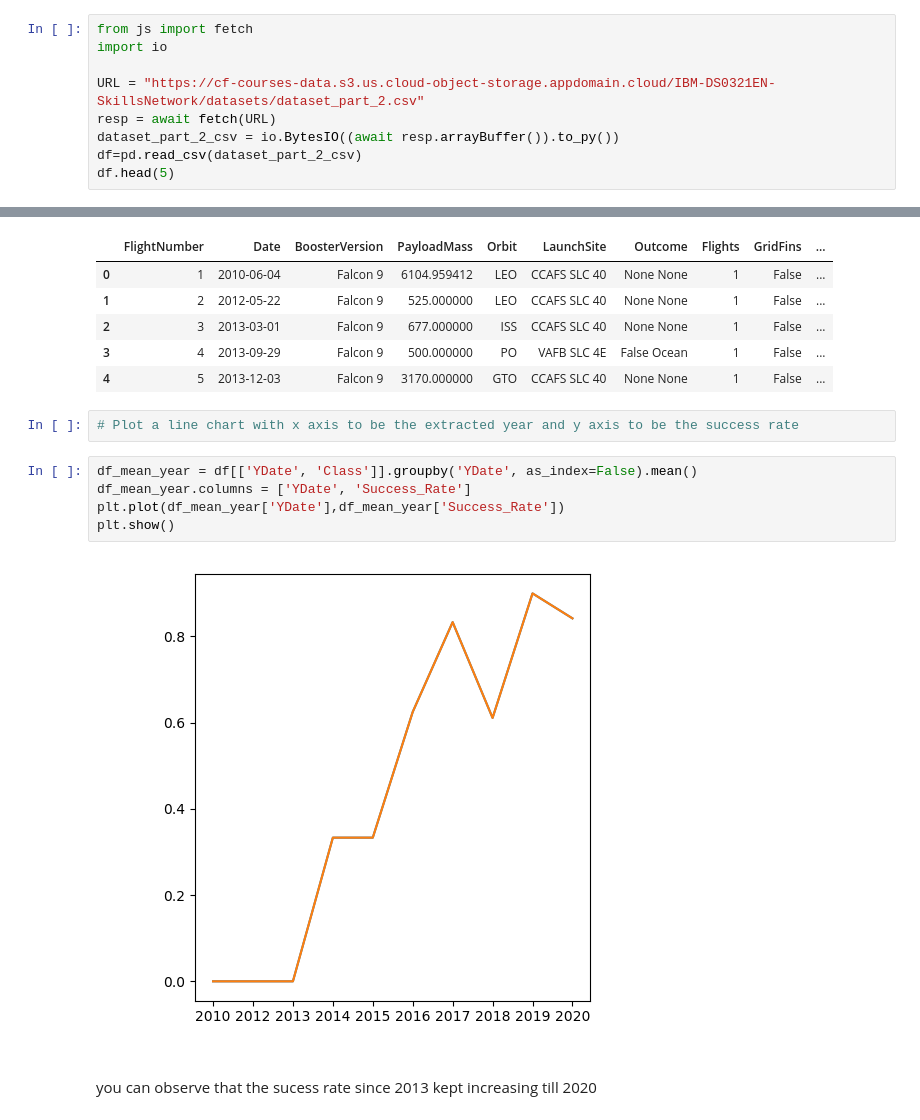
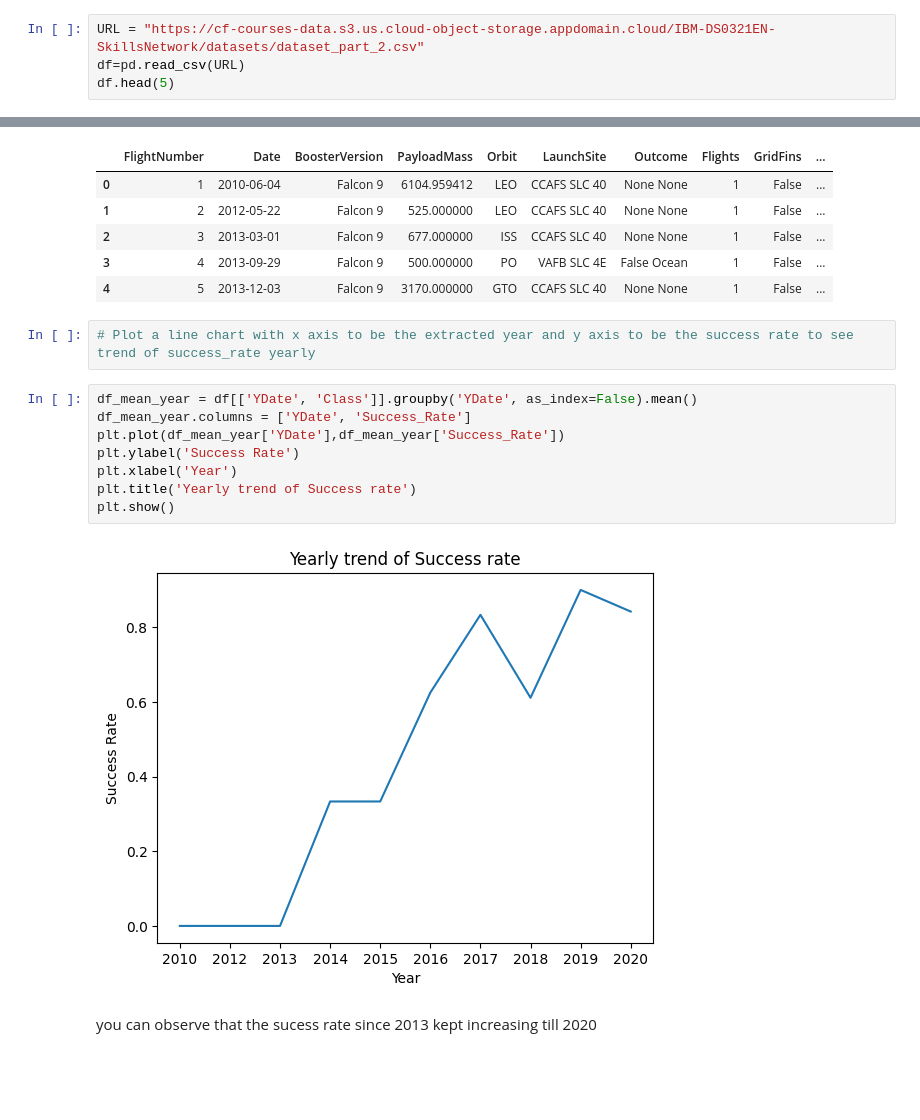
Before and after one commit to mrpintime/Falcon9_Landing, a Jupyter notebook: Exploratory_DataAnalysis(EDA)/Visualize with Matplotlib_seaborn/EDA-data_ Visualization.ipynb, the cells around one changed output, grey strips where cells are left out. Drawn from its saved outputs; the diff is of its cells as text; blank space fills up the shorter version.

```diff
--- a/Exploratory_DataAnalysis(EDA)/Visualize with Matplotlib_seaborn/EDA-data_ Visualization.ipynb
+++ b/Exploratory_DataAnalysis(EDA)/Visualize with Matplotlib_seaborn/EDA-data_ Visualization.ipynb
@@ -56,13 +42,8 @@ import seaborn as sns
 # %% [markdown]
 First, let's read the SpaceX dataset into a Pandas dataframe and print its summary
 # %%
-from js import fetch
-import io
-
 URL = "https://cf-courses-data.s3.us.cloud-object-storage.appdomain.cloud/IBM-DS0321EN-SkillsNetwork/datasets/dataset_part_2.csv"
-resp = await fetch(URL)
-dataset_part_2_csv = io.BytesIO((await resp.arrayBuffer()).to_py())
-df=pd.read_csv(dataset_part_2_csv)
+df=pd.read_csv(URL)
 df.head(5)
 # %% [output]
 |  | FlightNumber | Date | BoosterVersion | PayloadMass | Orbit | LaunchSite | Outcome | Flights | GridFins | ... |
@@ -215,14 +207,17 @@ df.head()
 | 3 | 4 | 2013-09-29 | Falcon 9 | 500.000000 | PO | VAFB SLC 4E | False Ocean | 1 | False | ... |
 | 4 | 5 | 2013-12-03 | Falcon 9 | 3170.000000 | GTO | CCAFS SLC 40 | None None | 1 | False | ... |
 # %%
-# Plot a line chart with x axis to be the extracted year and y axis to be the success rate
+# Plot a line chart with x axis to be the extracted year and y axis to be the success rate to see trend of success_rate yearly
 # %%
 df_mean_year = df[['YDate', 'Class']].groupby('YDate', as_index=False).mean()
 df_mean_year.columns = ['YDate', 'Success_Rate']
 plt.plot(df_mean_year['YDate'],df_mean_year['Success_Rate'])
+plt.ylabel('Success Rate')
+plt.xlabel('Year')
+plt.title('Yearly trend of Success rate')
 plt.show()
 # %% [output]
-[figure, old version]
+[figure, new version]
 # %% [markdown]
 you can observe that the sucess rate since 2013 kept increasing till 2020
 # %%
```
Also changed, not shown: parts of 41 cells of this notebook, 1 other file.
